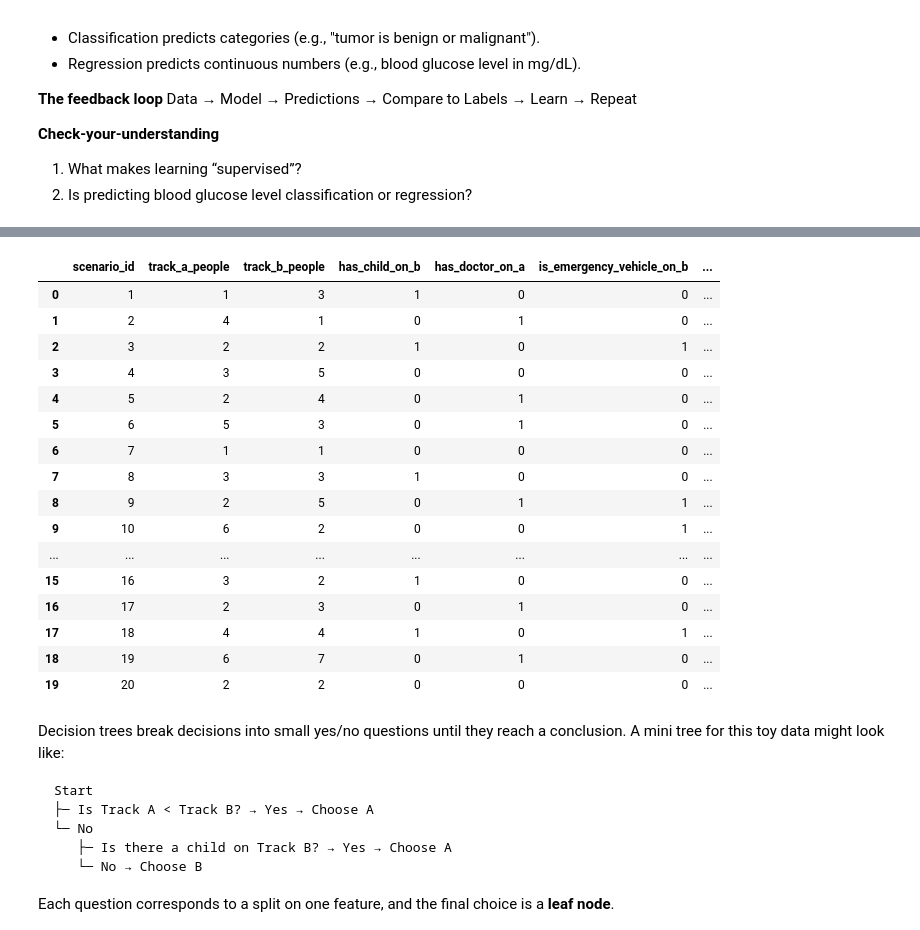
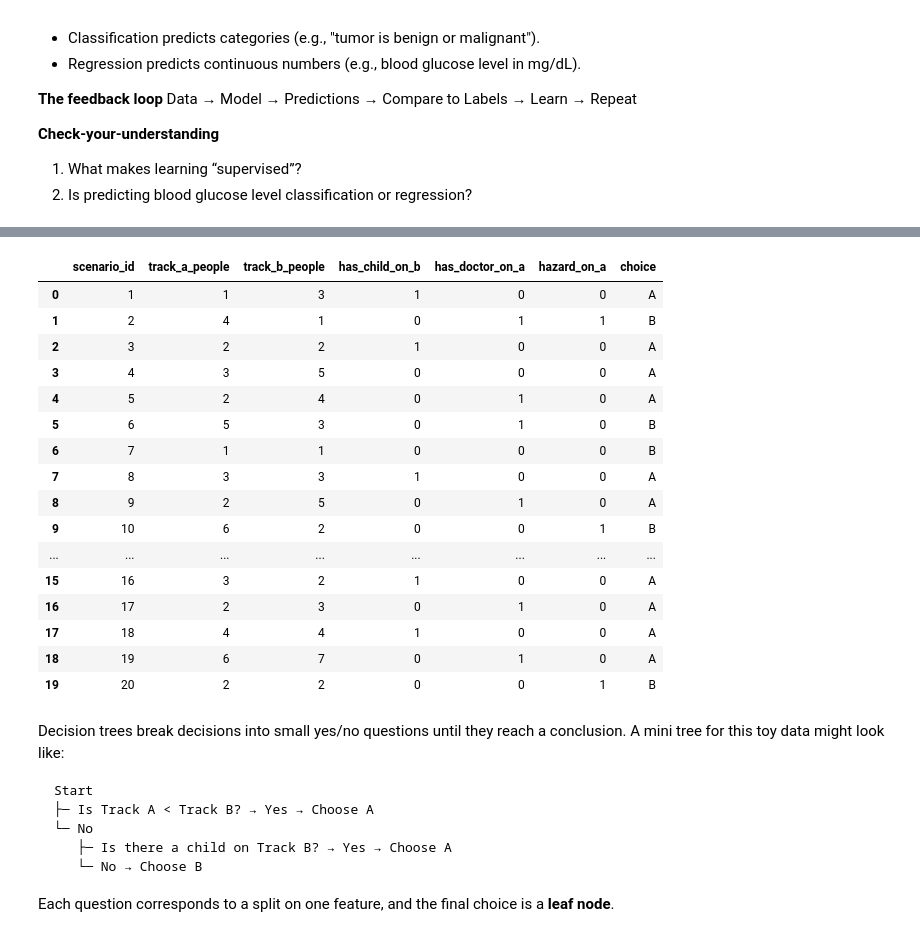
Before and after one commit to uf-bme/BME6938-Spring-2026, a Jupyter notebook: lessons/04-supervised-ml/04-supervised-ML.ipynb, the cells around one changed output, grey strips where cells are left out. Drawn from its saved outputs; the diff is of its cells as text; code cells hidden in the pictures.

```diff
--- a/lessons/04-supervised-ml/04-supervised-ML.ipynb
+++ b/lessons/04-supervised-ml/04-supervised-ML.ipynb
@@ -59,7 +70,6 @@ trolley_data = [
         "track_b_people": 3,
         "has_child_on_b": 1,
         "has_doctor_on_a": 0,
-        "is_emergency_vehicle_on_b": 0,
         "hazard_on_a": 0,
         "choice": "A"
     },
@@ -69,7 +79,6 @@ trolley_data = [
         "track_b_people": 1,
         "has_child_on_b": 0,
         "has_doctor_on_a": 1,
-        "is_emergency_vehicle_on_b": 0,
         "hazard_on_a": 1,
         "choice": "B"
     },
@@ -79,7 +88,6 @@ trolley_data = [
         "track_b_people": 2,
         "has_child_on_b": 1,
         "has_doctor_on_a": 0,
-        "is_emergency_vehicle_on_b": 1,
         "hazard_on_a": 0,
         "choice": "A"
     },
@@ -89,7 +97,6 @@ trolley_data = [
         "track_b_people": 5,
         "has_child_on_b": 0,
         "has_doctor_on_a": 0,
-        "is_emergency_vehicle_on_b": 0,
         "hazard_on_a": 0,
         "choice": "A"
     },
@@ -99,7 +106,6 @@ trolley_data = [
         "track_b_people": 4,
         "has_child_on_b": 0,
         "has_doctor_on_a": 1,
-        "is_emergency_vehicle_on_b": 0,
         "hazard_on_a": 0,
         "choice": "A"
     },
@@ -109,7 +115,6 @@ trolley_data = [
         "track_b_people": 3,
         "has_child_on_b": 0,
         "has_doctor_on_a": 1,
-        "is_emergency_vehicle_on_b": 0,
         "hazard_on_a": 0,
         "choice": "B"
     },
@@ -119,7 +124,6 @@ trolley_data = [
         "track_b_people": 1,
         "has_child_on_b": 0,
         "has_doctor_on_a": 0,
-        "is_emergency_vehicle_on_b": 0,
         "hazard_on_a": 0,
         "choice": "B"
     },
@@ -129,7 +133,6 @@ trolley_data = [
         "track_b_people": 3,
         "has_child_on_b": 1,
         "has_doctor_on_a": 0,
-        "is_emergency_vehicle_on_b": 0,
         "hazard_on_a": 0,
         "choice": "A"
     },
@@ -139,7 +142,6 @@ trolley_data = [
         "track_b_people": 5,
         "has_child_on_b": 0,
         "has_doctor_on_a": 1,
-        "is_emergency_vehicle_on_b": 1,
         "hazard_on_a": 0,
         "choice": "A"
     },
@@ -149,7 +151,6 @@ trolley_data = [
         "track_b_people": 2,
         "has_child_on_b": 0,
         "has_doctor_on_a": 0,
-        "is_emergency_vehicle_on_b": 1,
         "hazard_on_a": 1,
         "choice": "B"
     },
@@ -159,7 +160,6 @@ trolley_data = [
         "track_b_people": 6,
         "has_child_on_b": 0,
         "has_doctor_on_a": 1,
-        "is_emergency_vehicle_on_b": 0,
         "hazard_on_a": 0,
         "choice": "A"
     },
@@ -169,7 +169,6 @@ trolley_data = [
         "track_b_people": 4,
         "has_child_on_b": 0,
         "has_doctor_on_a": 0,
-        "is_emergency_vehicle_on_b": 0,
         "hazard_on_a": 0,
         "choice": "A"
     },
@@ -179,7 +178,6 @@ trolley_data = [
         "track_b_people": 5,
         "has_child_on_b": 0,
         "has_doctor_on_a": 1,
-        "is_emergency_vehicle_on_b": 1,
         "hazard_on_a": 0,
         "choice": "B"
     },
@@ -189,7 +187,6 @@ trolley_data = [
         "track_b_people": 1,
         "has_child_on_b": 0,
         "has_doctor_on_a": 0,
-        "is_emergency_vehicle_on_b": 0,
         "hazard_on_a": 0,
         "choice": "B"
     },
@@ -199,7 +196,6 @@ trolley_data = [
         "track_b_people": 4,
         "has_child_on_b": 0,
         "has_doctor_on_a": 0,
-        "is_emergency_vehicle_on_b": 0,
         "hazard_on_a": 0,
         "choice": "A"
     },
@@ -209,7 +205,6 @@ trolley_data = [
         "track_b_people": 2,
         "has_child_on_b": 1,
         "has_doctor_on_a": 0,
-        "is_emergency_vehicle_on_b": 0,
         "hazard_on_a": 0,
         "choice": "A"
     },
@@ -219,7 +214,6 @@ trolley_data = [
         "track_b_people": 3,
         "has_child_on_b": 0,
         "has_doctor_on_a": 1,
-        "is_emergency_vehicle_on_b": 0,
         "hazard_on_a": 0,
         "choice": "A"
     },
@@ -228,53 +222,50 @@ trolley_data = [
         "track_a_people": 4,
         "track_b_people": 4,
         "has_child_on_b": 1,
         "has_doctor_on_a": 0,
-        "is_emergency_vehicle_on_b": 1,
         "hazard_on_a": 0,
         "choice": "A"
     },
     {
         "scenario_id": 19,
         "track_a_people": 6,
         "track_b_people": 7,
         "has_child_on_b": 0,
         "has_doctor_on_a": 1,
-        "is_emergency_vehicle_on_b": 0,
         "hazard_on_a": 0,
         "choice": "A"
     },
     {
         "scenario_id": 20,
         "track_a_people": 2,
         "track_b_people": 2,
         "has_child_on_b": 0,
         "has_doctor_on_a": 0,
-        "is_emergency_vehicle_on_b": 0,
         "hazard_on_a": 1,
         "choice": "B"
     }
 ]
 
 df = pd.DataFrame(trolley_data)
 df
 # %% [output]
-|  | scenario_id | track_a_people | track_b_people | has_child_on_b | has_doctor_on_a | is_emergency_vehicle_on_b | ... |
-| 0 | 1 | 1 | 3 | 1 | 0 | 0 | ... |
-| 1 | 2 | 4 | 1 | 0 | 1 | 0 | ... |
-| 2 | 3 | 2 | 2 | 1 | 0 | 1 | ... |
-| 3 | 4 | 3 | 5 | 0 | 0 | 0 | ... |
-| 4 | 5 | 2 | 4 | 0 | 1 | 0 | ... |
-| 5 | 6 | 5 | 3 | 0 | 1 | 0 | ... |
-| 6 | 7 | 1 | 1 | 0 | 0 | 0 | ... |
-| 7 | 8 | 3 | 3 | 1 | 0 | 0 | ... |
-| 8 | 9 | 2 | 5 | 0 | 1 | 1 | ... |
-| 9 | 10 | 6 | 2 | 0 | 0 | 1 | ... |
+|  | scenario_id | track_a_people | track_b_people | has_child_on_b | has_doctor_on_a | hazard_on_a | choice |
+| 0 | 1 | 1 | 3 | 1 | 0 | 0 | A |
+| 1 | 2 | 4 | 1 | 0 | 1 | 1 | B |
+| 2 | 3 | 2 | 2 | 1 | 0 | 0 | A |
+| 3 | 4 | 3 | 5 | 0 | 0 | 0 | A |
+| 4 | 5 | 2 | 4 | 0 | 1 | 0 | A |
+| 5 | 6 | 5 | 3 | 0 | 1 | 0 | B |
+| 6 | 7 | 1 | 1 | 0 | 0 | 0 | B |
+| 7 | 8 | 3 | 3 | 1 | 0 | 0 | A |
+| 8 | 9 | 2 | 5 | 0 | 1 | 0 | A |
+| 9 | 10 | 6 | 2 | 0 | 0 | 1 | B |
 | ... | ... | ... | ... | ... | ... | ... | ... |
-| 15 | 16 | 3 | 2 | 1 | 0 | 0 | ... |
-| 16 | 17 | 2 | 3 | 0 | 1 | 0 | ... |
-| 17 | 18 | 4 | 4 | 1 | 0 | 1 | ... |
-| 18 | 19 | 6 | 7 | 0 | 1 | 0 | ... |
-| 19 | 20 | 2 | 2 | 0 | 0 | 0 | ... |
+| 15 | 16 | 3 | 2 | 1 | 0 | 0 | A |
+| 16 | 17 | 2 | 3 | 0 | 1 | 0 | A |
+| 17 | 18 | 4 | 4 | 1 | 0 | 0 | A |
+| 18 | 19 | 6 | 7 | 0 | 1 | 0 | A |
+| 19 | 20 | 2 | 2 | 0 | 0 | 1 | B |
 # %% [markdown]
 Decision trees break decisions into small yes/no questions until they reach a conclusion. A mini tree for this toy data might look like:
 
```
Also changed, not shown: parts of 7 cells of this notebook.
